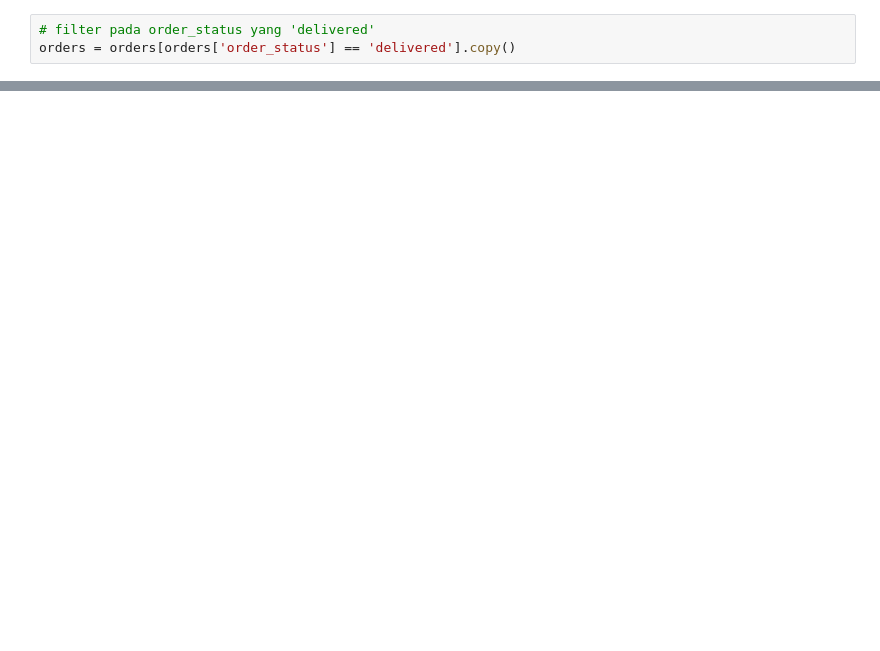
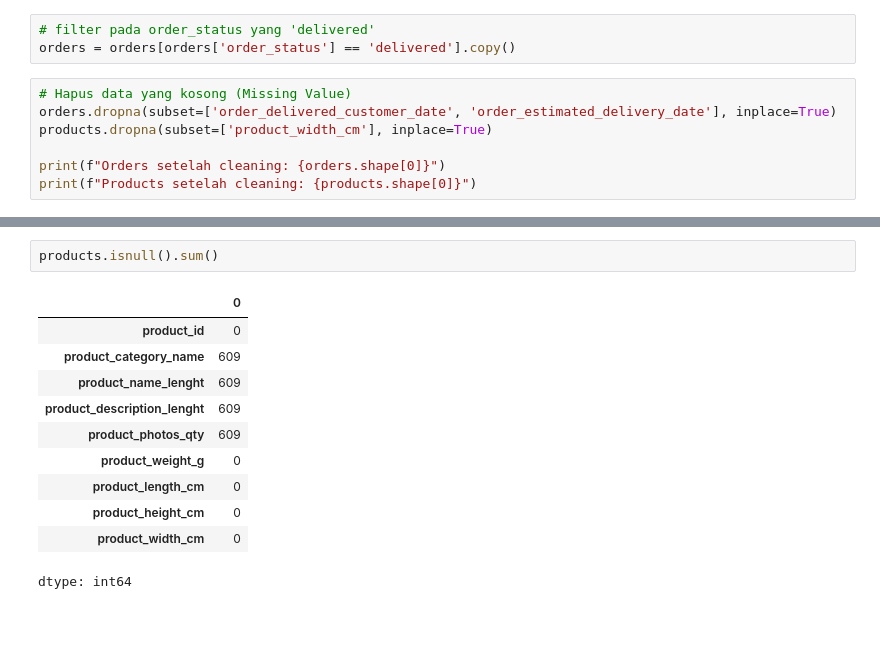
Before and after one commit to aurllyc/aurllyc-UAS-Data-Mining, a Jupyter notebook: UAS_Aurellia_Nur_Fitria_23_11_5894_311_23S1IF_BigData5_BIG_DATA_&_DATA_MINING.ipynb, the cells around one changed output, grey strips where cells are left out. Saved outputs shown, nothing was run; the diff lists cells and outputs as text; blank space fills up the shorter version.

Commit message:
Update code Cleaning

```diff
--- a/UAS_Aurellia_Nur_Fitria_23_11_5894_311_23S1IF_BigData5_BIG_DATA_&_DATA_MINING.ipynb
+++ b/UAS_Aurellia_Nur_Fitria_23_11_5894_311_23S1IF_BigData5_BIG_DATA_&_DATA_MINING.ipynb
@@ -201,3 +255,10 @@ memory usage: 96.8+ KB
 # %%
 # filter pada order_status yang 'delivered'
 orders = orders[orders['order_status'] == 'delivered'].copy()
+# %%
+# Hapus data yang kosong (Missing Value)
+orders.dropna(subset=['order_delivered_customer_date', 'order_estimated_delivery_date'], inplace=True)
+products.dropna(subset=['product_width_cm'], inplace=True)
+
+print(f"Orders setelah cleaning: {orders.shape[0]}")
+print(f"Products setelah cleaning: {products.shape[0]}")
@@ -204,2 +281,16 @@ orders = orders[orders['order_status'] == 'delivered'].copy()
+# %%
+products.isnull().sum()
+# %% [output]
+|  | 0 |
+| product_id | 0 |
+| product_category_name | 609 |
+| product_name_lenght | 609 |
+| product_description_lenght | 609 |
+| product_photos_qty | 609 |
+| product_weight_g | 0 |
+| product_length_cm | 0 |
+| product_height_cm | 0 |
+| product_width_cm | 0 |
+dtype: int64
 # %% [markdown]
 #
```
Also changed, not shown: parts of 7 cells of this notebook.
